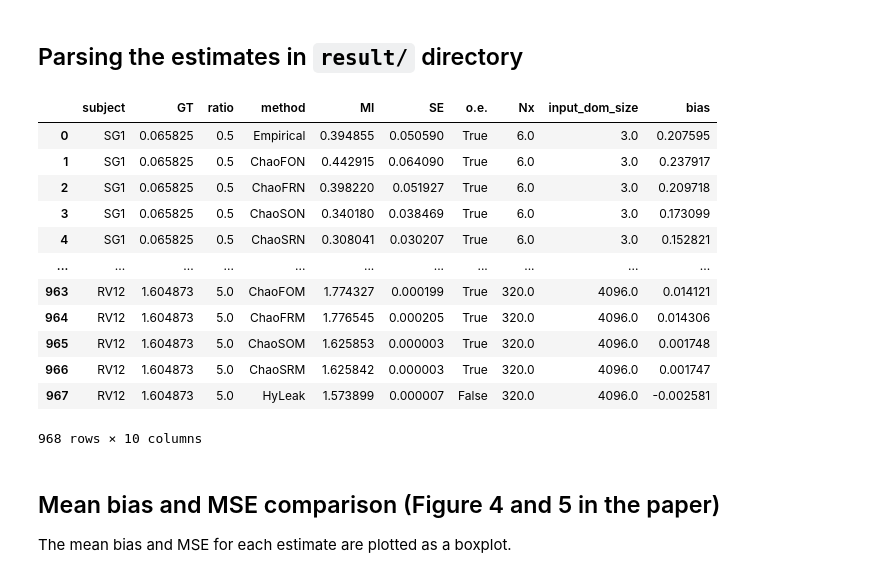
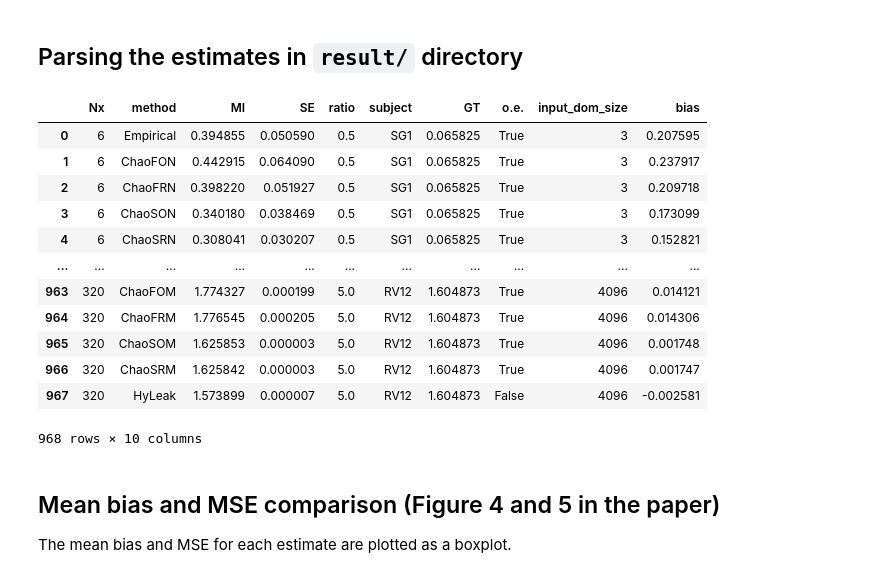
Before and after one commit to knittingirl/ChaoMI, a Jupyter notebook: notebook/RQ1-RQ2(partial)-normalized.ipynb, the cells around one changed output. Saved outputs shown, nothing was run; the diff lists cells and outputs as text; code cells hidden in the pictures.

```diff
--- a/notebook/RQ1-RQ2(partial)-normalized.ipynb
+++ b/notebook/RQ1-RQ2(partial)-normalized.ipynb
@@ -123,7 +130,8 @@ method_rename = {
 df = pd.DataFrame(
     columns=["subject", "GT", "ratio", "method", "MI", "SE", "o.e."]
 )
-
+#Keeping track of the first time this loop is run.
+first_run = True
 for subject in output_domain_size_dict.keys():
     data_path = f"result/esti-merged-{subject}-i-xy.csv"
     if os.path.exists(data_path) == False:
@@ -141,46 +149,52 @@ for subject in output_domain_size_dict.keys():
     input_dom_size = output_domain_size_dict[subject][0]
     data_melt["SE"] = (
         (data_melt["MI"] - GT) / np.log2(input_dom_size)
     ) ** 2
     data_mean = (
         data_melt.drop(columns=["SE"])
         .groupby(["Nx", "method"], observed=False)
         .mean()
         .reset_index()
         .drop(columns=["trial"])
     )
     data_mse = (
         data_melt.drop(columns=["MI"])
         .groupby(["Nx", "method"], observed=False)
         .mean()
         .reset_index()
         .drop(columns=["trial"])
     )
     data_mean = data_mean.merge(data_mse, on=["Nx", "method"])
     NS_x, NS_y = output_domain_size_dict[subject]
     data_mean["ratio"] = data_mean["Nx"] / NS_y
     data_mean.loc[data_mean["ratio"] < 1, "ratio"] = 0.5
     data_mean["subject"] = subject_name_map[subject]
     data_mean["GT"] = GT
     data_mean["o.e."] = data_mean["MI"] - GT > 0
     data_mean["input_dom_size"] = NS_x
-    df = pd.concat([df, data_mean], ignore_index=True)
+
+    #Avoids concatention with an empty data frame.
+    if first_run == True:
+        df = data_mean.copy()
+        first_run = False
+    else:
+        df = pd.concat([df, data_mean], ignore_index=True)
 df = df.dropna(subset=["MI"])
 df["bias"] = (df["MI"] - df["GT"]) / np.log2(df["input_dom_size"])
 display(df)
 # %% [output]
-|  | subject | GT | ratio | method | MI | SE | o.e. | Nx | input_dom_size | bias |
-| 0 | SG1 | 0.065825 | 0.5 | Empirical | 0.394855 | 0.050590 | True | 6.0 | 3.0 | 0.207595 |
-| 1 | SG1 | 0.065825 | 0.5 | ChaoFON | 0.442915 | 0.064090 | True | 6.0 | 3.0 | 0.237917 |
-| 2 | SG1 | 0.065825 | 0.5 | ChaoFRN | 0.398220 | 0.051927 | True | 6.0 | 3.0 | 0.209718 |
-| 3 | SG1 | 0.065825 | 0.5 | ChaoSON | 0.340180 | 0.038469 | True | 6.0 | 3.0 | 0.173099 |
-| 4 | SG1 | 0.065825 | 0.5 | ChaoSRN | 0.308041 | 0.030207 | True | 6.0 | 3.0 | 0.152821 |
+|  | Nx | method | MI | SE | ratio | subject | GT | o.e. | input_dom_size | bias |
+| 0 | 6 | Empirical | 0.394855 | 0.050590 | 0.5 | SG1 | 0.065825 | True | 3 | 0.207595 |
+| 1 | 6 | ChaoFON | 0.442915 | 0.064090 | 0.5 | SG1 | 0.065825 | True | 3 | 0.237917 |
+| 2 | 6 | ChaoFRN | 0.398220 | 0.051927 | 0.5 | SG1 | 0.065825 | True | 3 | 0.209718 |
+| 3 | 6 | ChaoSON | 0.340180 | 0.038469 | 0.5 | SG1 | 0.065825 | True | 3 | 0.173099 |
+| 4 | 6 | ChaoSRN | 0.308041 | 0.030207 | 0.5 | SG1 | 0.065825 | True | 3 | 0.152821 |
 | ... | ... | ... | ... | ... | ... | ... | ... | ... | ... | ... |
-| 963 | RV12 | 1.604873 | 5.0 | ChaoFOM | 1.774327 | 0.000199 | True | 320.0 | 4096.0 | 0.014121 |
-| 964 | RV12 | 1.604873 | 5.0 | ChaoFRM | 1.776545 | 0.000205 | True | 320.0 | 4096.0 | 0.014306 |
-| 965 | RV12 | 1.604873 | 5.0 | ChaoSOM | 1.625853 | 0.000003 | True | 320.0 | 4096.0 | 0.001748 |
-| 966 | RV12 | 1.604873 | 5.0 | ChaoSRM | 1.625842 | 0.000003 | True | 320.0 | 4096.0 | 0.001747 |
-| 967 | RV12 | 1.604873 | 5.0 | HyLeak | 1.573899 | 0.000007 | False | 320.0 | 4096.0 | -0.002581 |
+| 963 | 320 | ChaoFOM | 1.774327 | 0.000199 | 5.0 | RV12 | 1.604873 | True | 4096 | 0.014121 |
+| 964 | 320 | ChaoFRM | 1.776545 | 0.000205 | 5.0 | RV12 | 1.604873 | True | 4096 | 0.014306 |
+| 965 | 320 | ChaoSOM | 1.625853 | 0.000003 | 5.0 | RV12 | 1.604873 | True | 4096 | 0.001748 |
+| 966 | 320 | ChaoSRM | 1.625842 | 0.000003 | 5.0 | RV12 | 1.604873 | True | 4096 | 0.001747 |
+| 967 | 320 | HyLeak | 1.573899 | 0.000007 | 5.0 | RV12 | 1.604873 | False | 4096 | -0.002581 |
 968 rows × 10 columns
 # %% [markdown]
 ## Mean bias and MSE comparison (Figure 4 and 5 in the paper)
```
Also changed, not shown: parts of 2 cells of this notebook, 5 other files.
